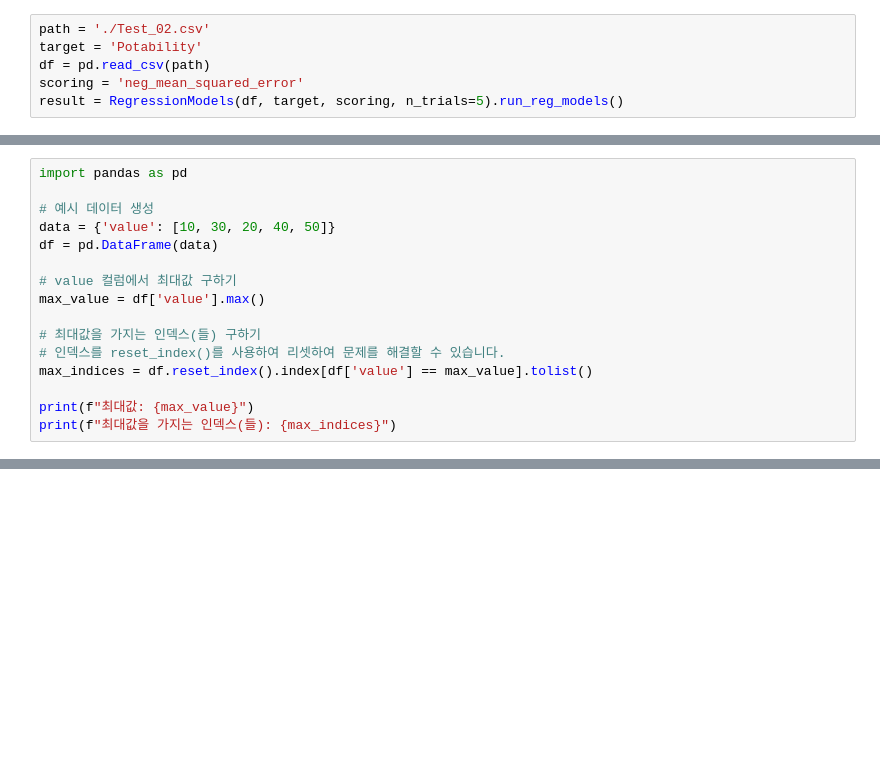
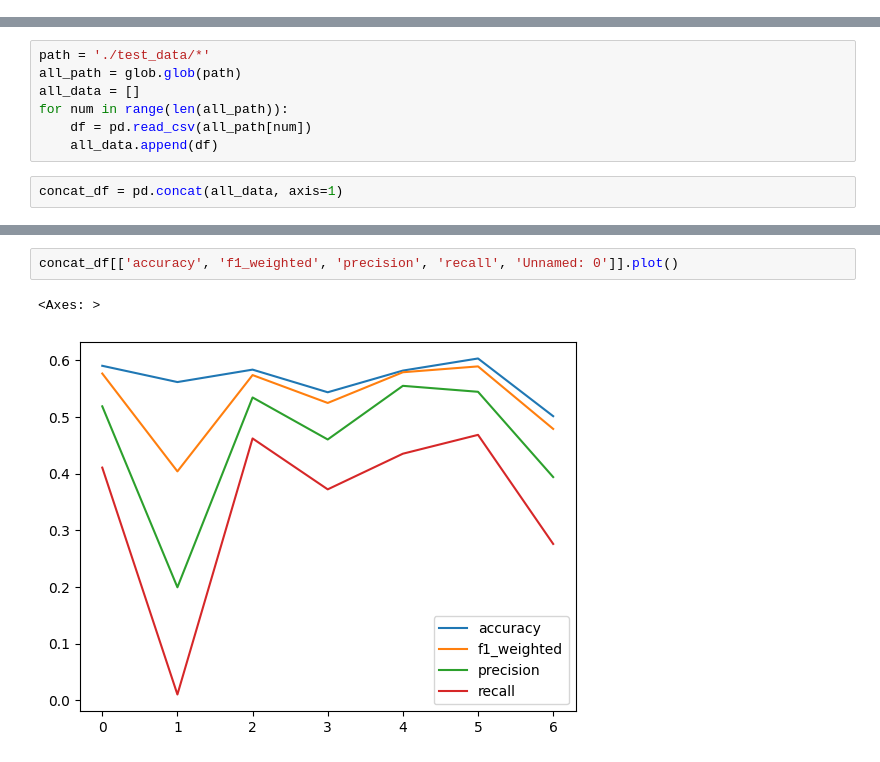
Before and after one commit to first2301/Rnd_recommendation, a Jupyter notebook: pro_reco/lib/models/test.ipynb, the cells around one changed output, grey strips where cells are left out. Drawn from its saved outputs; the diff is of its cells as text; blank space fills up the shorter version.

```diff
--- a/pro_reco/lib/models/test.ipynb
+++ b/pro_reco/lib/models/test.ipynb
@@ -65,6 +0,0 @@ class RegressionModels:
-# %%
-path = './Test_02.csv'
-target = 'Potability'
-df = pd.read_csv(path)
-scoring = 'neg_mean_squared_error'
-result = RegressionModels(df, target, scoring, n_trials=5).run_reg_models()
@@ -96,16 +0,0 @@ renamed_trial_df.plot()
-# %%
-import pandas as pd
-
-# 예시 데이터 생성
-data = {'value': [10, 30, 20, 40, 50]}
-df = pd.DataFrame(data)
-
-# value 컬럼에서 최대값 구하기
-max_value = df['value'].max()
-
-# 최대값을 가지는 인덱스(들) 구하기
-# 인덱스를 reset_index()를 사용하여 리셋하여 문제를 해결할 수 있습니다.
-max_indices = df.reset_index().index[df['value'] == max_value].tolist()
-
-print(f"최대값: {max_value}")
-print(f"최대값을 가지는 인덱스(들): {max_indices}")
@@ -156,0 +4,9 @@ result['gradientboost'].get_trials()
+# %%
+path = './test_data/*'
+all_path = glob.glob(path)
+all_data = []
+for num in range(len(all_path)):
+    df = pd.read_csv(all_path[num])
+    all_data.append(df)
+# %%
+concat_df = pd.concat(all_data, axis=1)
@@ -156,0 +31,5 @@ result['gradientboost'].get_trials()
+# %%
+concat_df[['accuracy', 'f1_weighted', 'precision', 'recall', 'Unnamed: 0']].plot()
+# %% [output]
+<Axes: >
+[figure, added]
```
Also changed, not shown: parts of 17 cells of this notebook, 8 other files.
